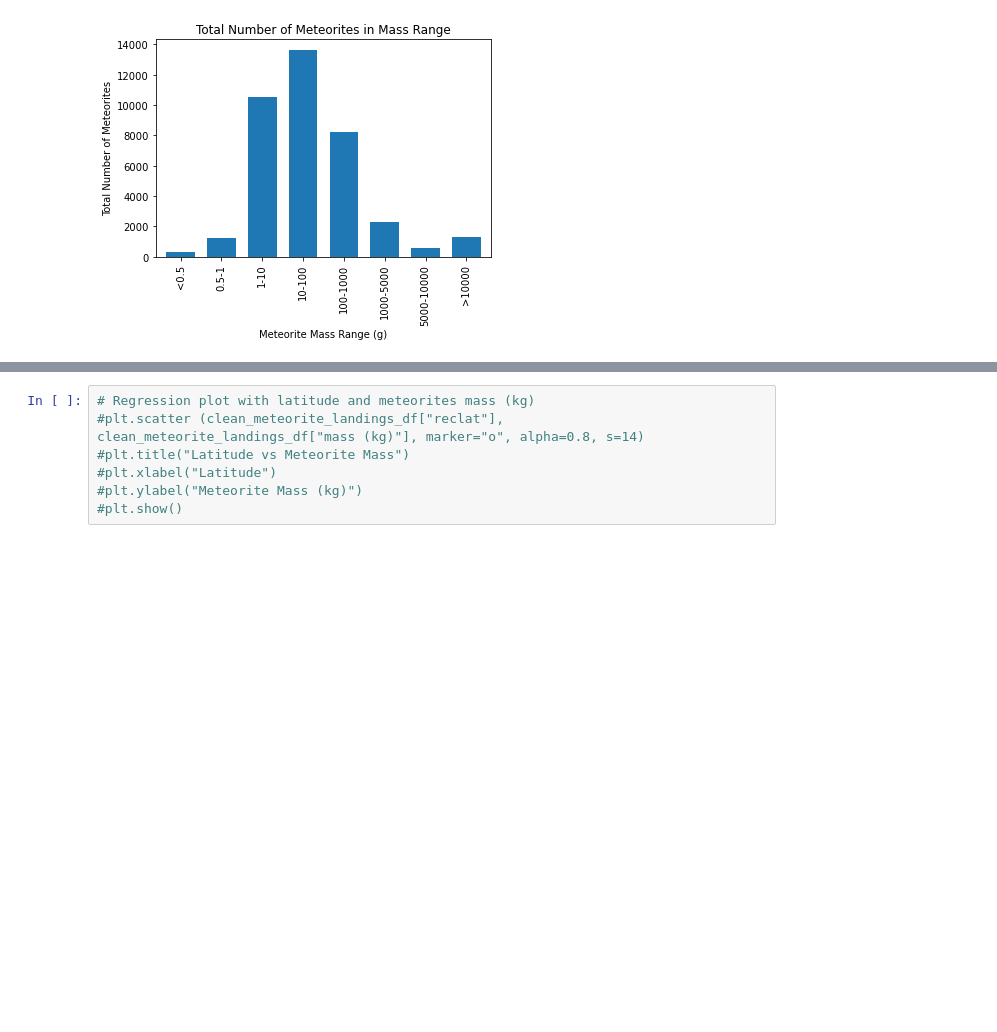
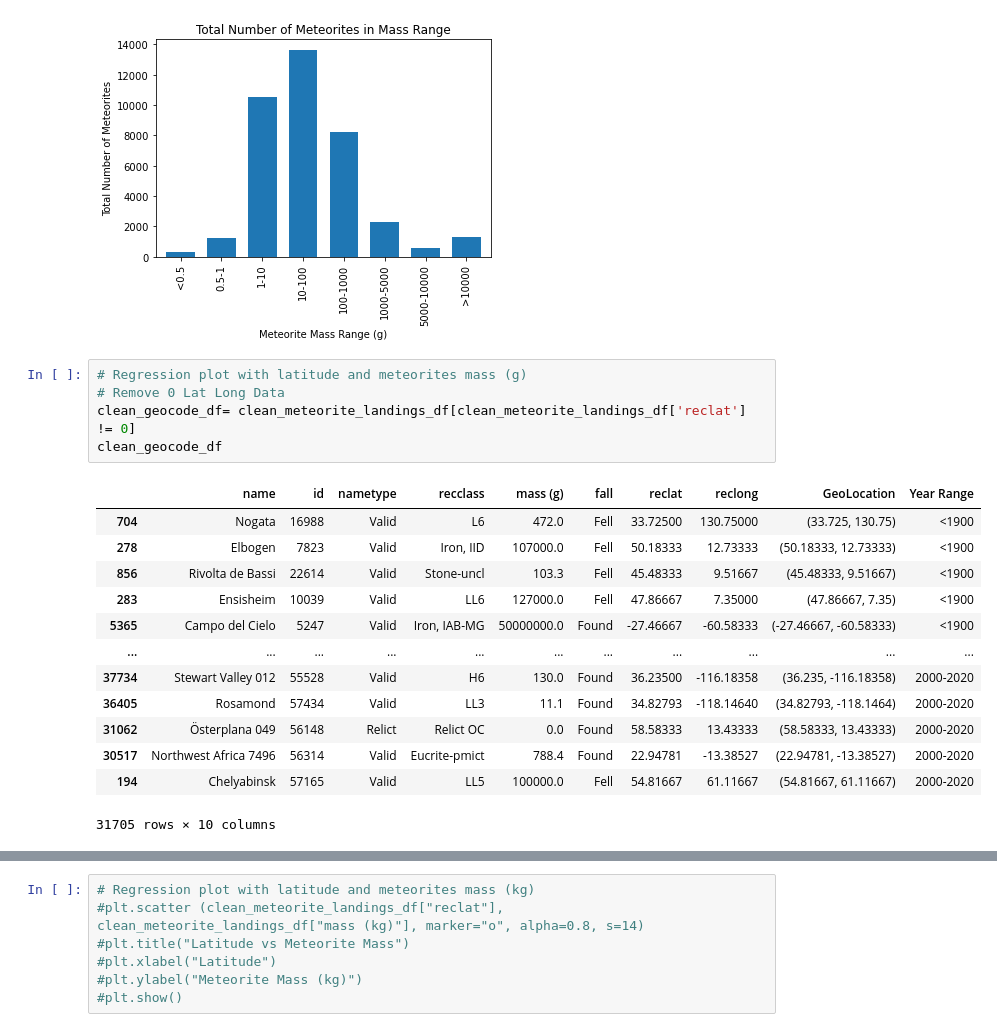
Before and after one commit to jessyoder/Project-1-Meteorites, a Jupyter notebook: Nasa_Meteorite_Data_Graphs.ipynb, the cells around one changed output, grey strips where cells are left out. Saved outputs shown, nothing was run; the diff lists cells and outputs as text; blank space fills up the shorter version.

```diff
--- a/Nasa_Meteorite_regression.ipynb
+++ b/Nasa_Meteorite_Data_Graphs.ipynb
@@ -355,4 +349,23 @@ plt.savefig("03 Total Number of Meteorites in Mass Range")
 plt.show()
 # %% [output]
 [figure]
+# %%
+# Regression plot with latitude and meteorites mass (g)
+# Remove 0 Lat Long Data
+clean_geocode_df= clean_meteorite_landings_df[clean_meteorite_landings_df['reclat'] != 0]
+clean_geocode_df
+# %% [output]
+|  | name | id | nametype | recclass | mass (g) | fall | reclat | reclong | GeoLocation | Year Range |
+| 704 | Nogata | 16988 | Valid | L6 | 472.0 | Fell | 33.72500 | 130.75000 | (33.725, 130.75) | <1900 |
+| 278 | Elbogen | 7823 | Valid | Iron, IID | 107000.0 | Fell | 50.18333 | 12.73333 | (50.18333, 12.73333) | <1900 |
+| 856 | Rivolta de Bassi | 22614 | Valid | Stone-uncl | 103.3 | Fell | 45.48333 | 9.51667 | (45.48333, 9.51667) | <1900 |
+| 283 | Ensisheim | 10039 | Valid | LL6 | 127000.0 | Fell | 47.86667 | 7.35000 | (47.86667, 7.35) | <1900 |
+| 5365 | Campo del Cielo | 5247 | Valid | Iron, IAB-MG | 50000000.0 | Found | -27.46667 | -60.58333 | (-27.46667, -60.58333) | <1900 |
+| ... | ... | ... | ... | ... | ... | ... | ... | ... | ... | ... |
+| 37734 | Stewart Valley 012 | 55528 | Valid | H6 | 130.0 | Found | 36.23500 | -116.18358 | (36.235, -116.18358) | 2000-2020 |
+| 36405 | Rosamond | 57434 | Valid | LL3 | 11.1 | Found | 34.82793 | -118.14640 | (34.82793, -118.1464) | 2000-2020 |
+| 31062 | Österplana 049 | 56148 | Relict | Relict OC | 0.0 | Found | 58.58333 | 13.43333 | (58.58333, 13.43333) | 2000-2020 |
+| 30517 | Northwest Africa 7496 | 56314 | Valid | Eucrite-pmict | 788.4 | Found | 22.94781 | -13.38527 | (22.94781, -13.38527) | 2000-2020 |
+| 194 | Chelyabinsk | 57165 | Valid | LL5 | 100000.0 | Fell | 54.81667 | 61.11667 | (54.81667, 61.11667) | 2000-2020 |
+31705 rows × 10 columns
 # %%
```
Also changed, not shown: parts of 6 cells of this notebook, 8 other files.
